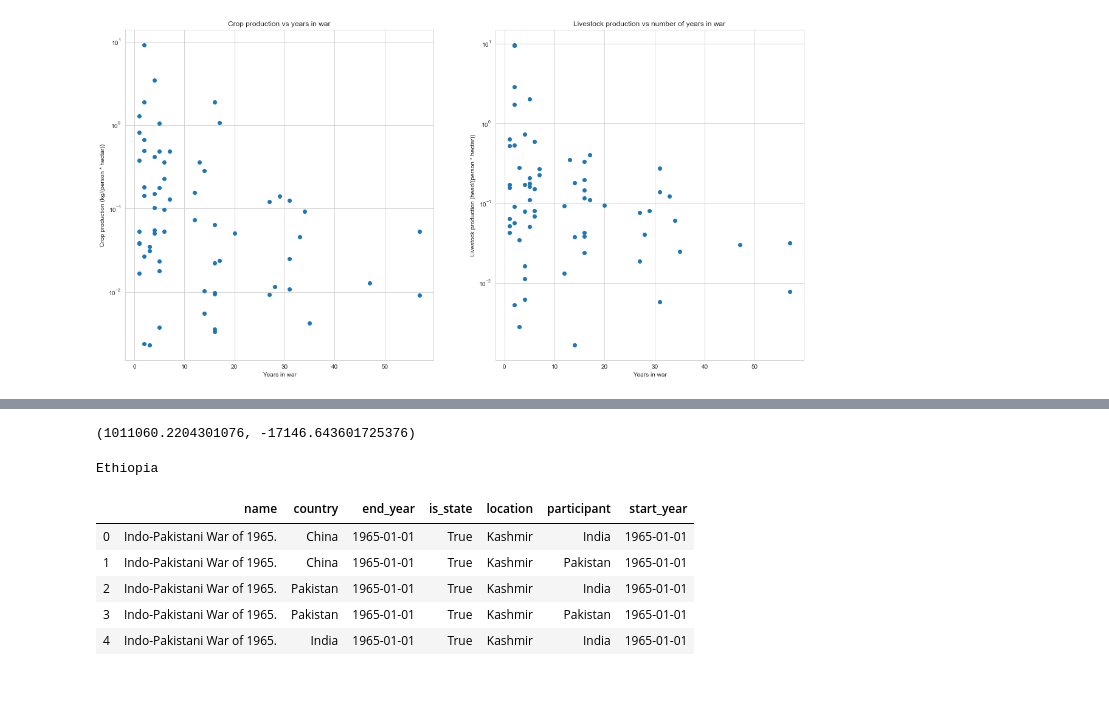
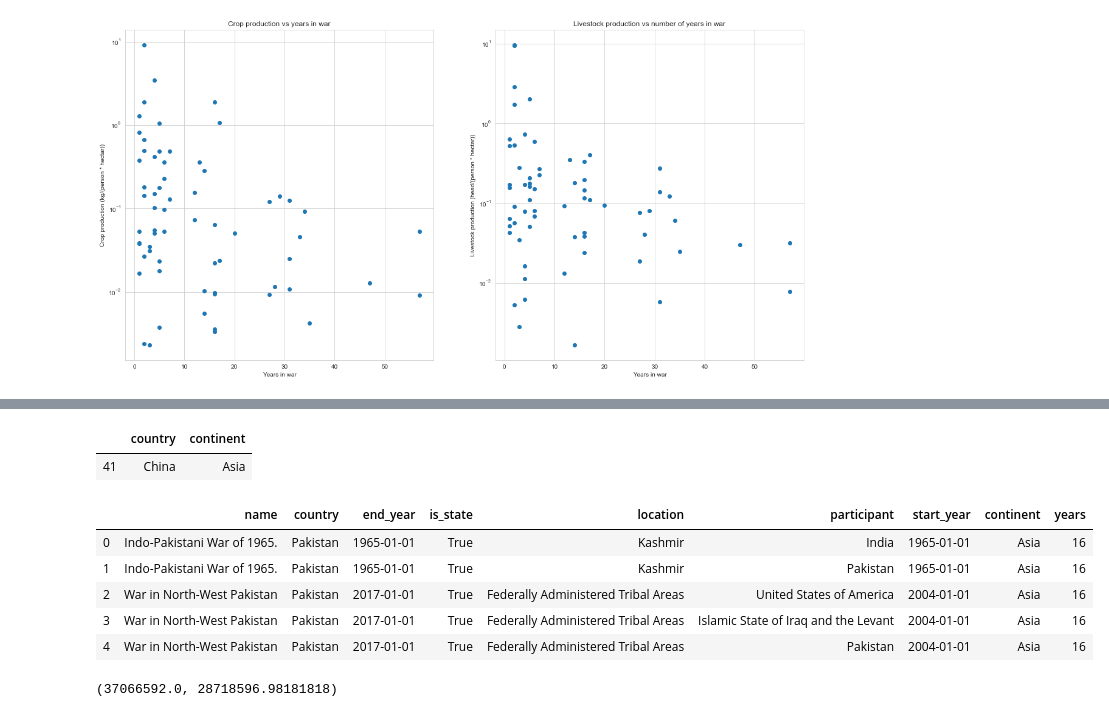
Before and after one commit to pull-fiction/make-crops-not-war, a Jupyter notebook: notebooks/general_overview.ipynb, the cells around one changed output, grey strips where cells are left out. Saved outputs shown, nothing was run; the diff lists cells and outputs as text; code cells hidden in the pictures; blank space fills up the shorter version.

```diff
--- a/notebooks/general_overview.ipynb
+++ b/notebooks/general_overview.ipynb
@@ -152,0 +115,20 @@ wars_df['country'].replace("People's Republic of China", "China", inplace = True
+# %%
+# Import DFs of years_in_war and country_centroids for continent data
+
+# Set folder name
+file_path = '../pandas_dfs/'
+
+# Set filenames
+years_in_war_file = 'years_per_country.csv'
+centroids_file = 'country_centroids.csv'
+
+# Read the files
+years_per_country = pd.read_csv(file_path + years_in_war_file, encoding='latin-1')
+centroids_df = pd.read_csv(file_path + centroids_file, encoding='latin-1')
+# %%
+centroids_df = centroids_df[['sovereignt', 'continent', 'homepart']]
+centroids_df = centroids_df.loc[centroids_df['homepart'] == 1]
+centroids_df.drop(['homepart'], axis=1,inplace=True)
+centroids_df = centroids_df.rename(columns={'sovereignt': 'country'})
+
+centroids_df.head()
@@ -152,0 +151,15 @@ wars_df['country'].replace("People's Republic of China", "China", inplace = True
+# %%
+# Used this cell to look at different countr names in both dfs
+
+temp = merged_crops_data.loc[merged_crops_data['country'].str.contains('Slovenia')]
+temp2 = wars_df.loc[wars_df['country'].str.contains('Slovenia')]
+temp3 = centroids_df.loc[centroids_df['country'].str.contains('China')]
+temp3
+# %% [output]
+|  | country | continent |
+| 41 | China | Asia |
+# %%
+# Created copies of DFs for now to not risk messing up the plots above
+
+wars_rate_df = wars_df.copy()
+merged_crops_rate_data = merged_crops_data.copy()
@@ -153,11 +223,20 @@ wars_df['country'].replace("People's Republic of China", "China", inplace = True
+# %%
+wars_rate_df.head()
+# %% [output]
+|  | name | country | end_year | is_state | location | participant | start_year | continent | years |
+| 0 | Indo-Pakistani War of 1965. | Pakistan | 1965-01-01 | True | Kashmir | India | 1965-01-01 | Asia | 16 |
+| 1 | Indo-Pakistani War of 1965. | Pakistan | 1965-01-01 | True | Kashmir | Pakistan | 1965-01-01 | Asia | 16 |
+| 2 | War in North-West Pakistan | Pakistan | 2017-01-01 | True | Federally Administered Tribal Areas | United States of America | 2004-01-01 | Asia | 16 |
+| 3 | War in North-West Pakistan | Pakistan | 2017-01-01 | True | Federally Administered Tribal Areas | Islamic State of Iraq and the Levant | 2004-01-01 | Asia | 16 |
+| 4 | War in North-West Pakistan | Pakistan | 2017-01-01 | True | Federally Administered Tribal Areas | Pakistan | 2004-01-01 | Asia | 16 |
 # %%
 afghanistan_crops = (
-    merged_crops_data[merged_crops_data['country'] == 'China']
+    merged_crops_rate_data[merged_crops_rate_data['country'] == 'China']
         .drop(['norm_value_crop', 'norm_value_livestock', 'value_population', 'value_land_area', 'value_livestock'], axis=1)
         .reset_index(drop=True)
 )
 
-afghanistan_in_war = country_in_war(wars_df, afghanistan_crops, 'China')
+afghanistan_in_war = country_in_war(wars_rate_df, afghanistan_crops, 'China')
 
 first_row = pd.DataFrame({'in_war': False, 'value_crop': 0, 'year': np.NaN}, index=[0])
 
@@ -178,9 +257,10 @@ rate_not_in_war = grouped_rated_crops.loc[grouped_rated_crops['in_war'] == False
 
 rate_in_war[0], rate_not_in_war[0]
 # %% [output]
-(1011060.2204301076, -17146.643601725376)
+(37066592.0, 28718596.98181818)
 # %%
 def compute_rate(wars_df, country, agricultural_data):
+
     try:
         country_crops = (
             agricultural_data[agricultural_data['country'] == country]
@@ -200,7 +280,7 @@ def compute_rate(wars_df, country, agricultural_data):
 
         rated_crops = pd.concat([country_shifted, country_crops], axis=1)[1:].reset_index(drop=True)
 
-        rated_crops['rate'] = rated_crops.apply(lambda row: row['value_crop'] - row['previous_crop'], axis=1)
+        rated_crops['rate'] = rated_crops.apply(lambda row: (row['value_crop'] - row['previous_crop'])/row['previous_crop']*100, axis=1)
 
         grouped_rated_crops = rated_crops.groupby('in_war').mean().reset_index()
 
@@ -210,16 +290,3 @@ def compute_rate(wars_df, country, agricultural_data):
         return rate_in_war[0], rate_not_in_war[0]
     except:
         print(country)
-
-compute_rate(wars_df, 'Ethiopia', merged_crops_data)
-# %% [output]
-Ethiopia
-# %%
-wars_df.head()
-# %% [output]
-|  | name | country | end_year | is_state | location | participant | start_year |
-| 0 | Indo-Pakistani War of 1965. | China | 1965-01-01 | True | Kashmir | India | 1965-01-01 |
-| 1 | Indo-Pakistani War of 1965. | China | 1965-01-01 | True | Kashmir | Pakistan | 1965-01-01 |
-| 2 | Indo-Pakistani War of 1965. | Pakistan | 1965-01-01 | True | Kashmir | India | 1965-01-01 |
-| 3 | Indo-Pakistani War of 1965. | Pakistan | 1965-01-01 | True | Kashmir | Pakistan | 1965-01-01 |
-| 4 | Indo-Pakistani War of 1965. | India | 1965-01-01 | True | Kashmir | India | 1965-01-01 |
```
Also changed, not shown: parts of 16 cells of this notebook.
